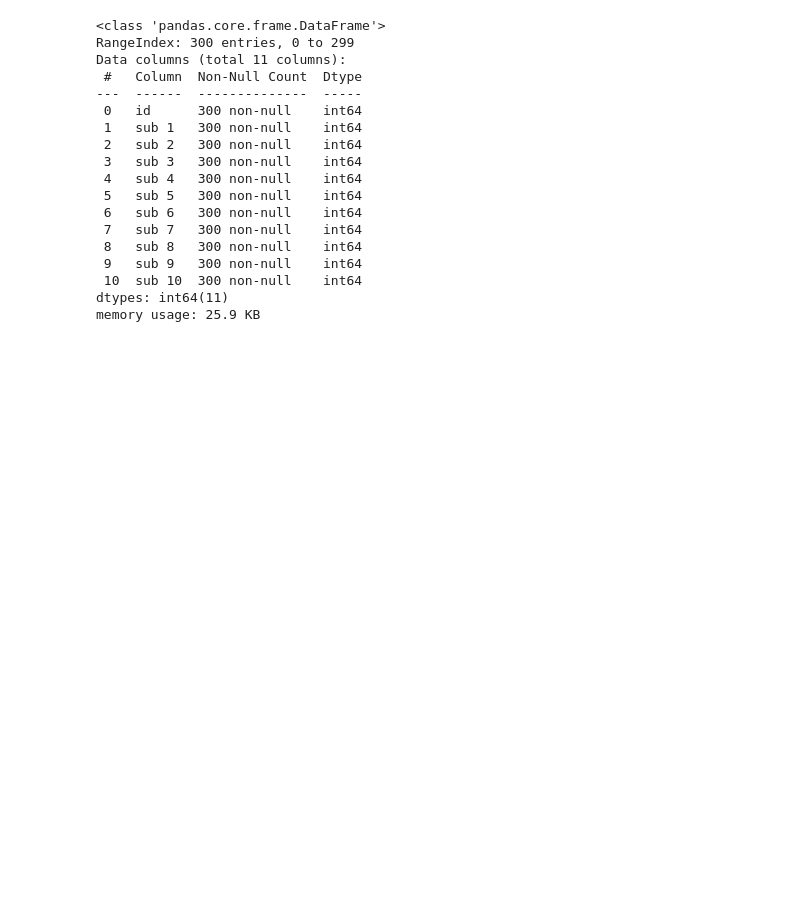
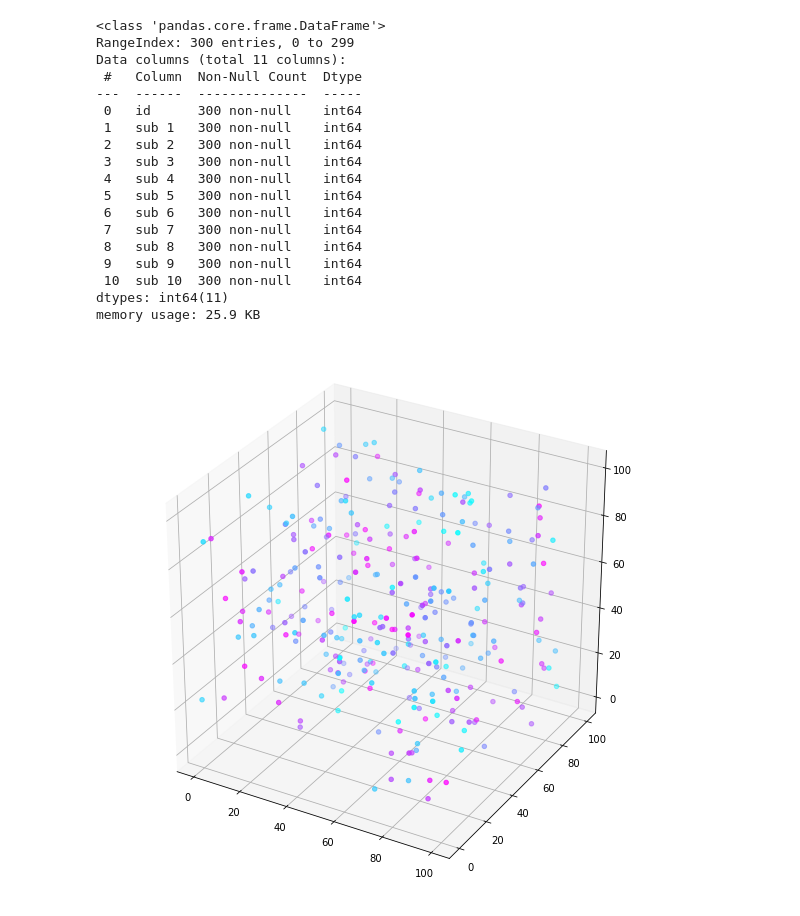
Before and after one commit to andika-eka/Kd-tree-query, a Jupyter notebook: KdTreeRawImplentation.ipynb, the cells around one changed output. Drawn from its saved outputs; the diff is of its cells as text; code cells hidden in the pictures; blank space fills up the shorter version.

```diff
--- a/KdTreeRawImplentation.ipynb
+++ b/KdTreeRawImplentation.ipynb
@@ -24,3 +25,13 @@ Data columns (total 11 columns):
  10  sub 10  300 non-null    int64
 dtypes: int64(11)
 memory usage: 25.9 KB
+# %%
+import matplotlib.pyplot as plt
+from mpl_toolkits.mplot3d import Axes3D
+
+fig = plt.figure(figsize=(10,10))
+ax = fig.add_subplot(111, projection='3d')
+ax.scatter(df['sub 1'], df['sub 2'], df['sub 3'], c=df['sub 4'], cmap= "cool")
+plt.show()
+# %% [output]
+[figure, added]
```
Also changed, not shown: parts of 11 cells of this notebook.
